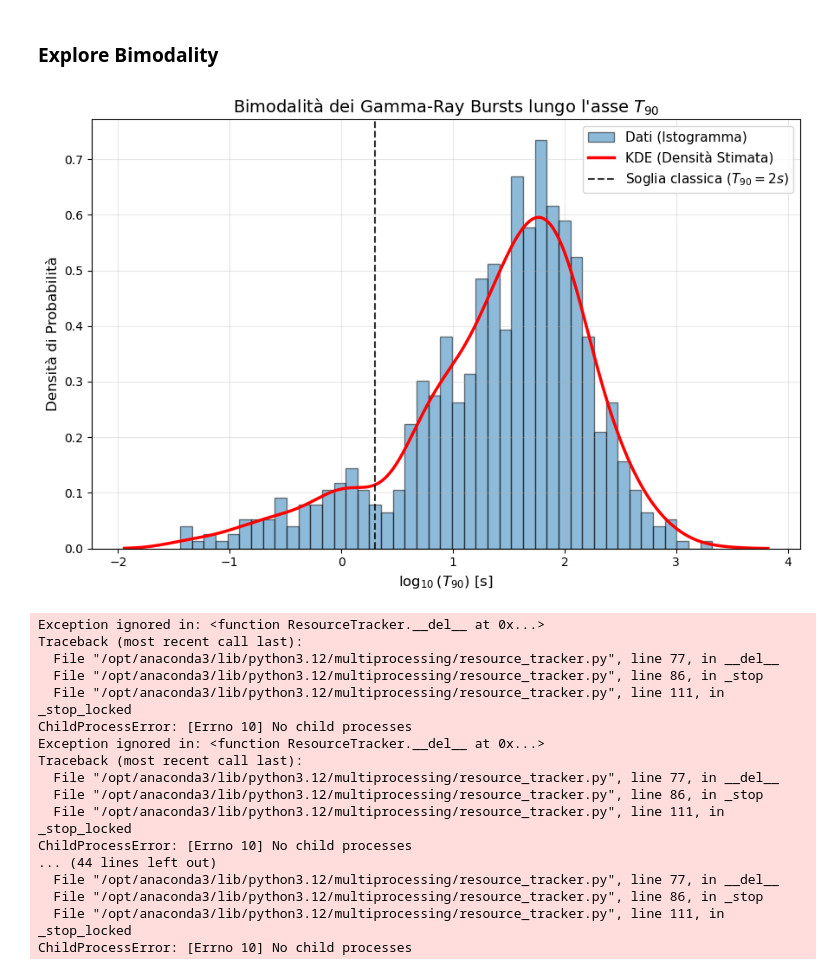
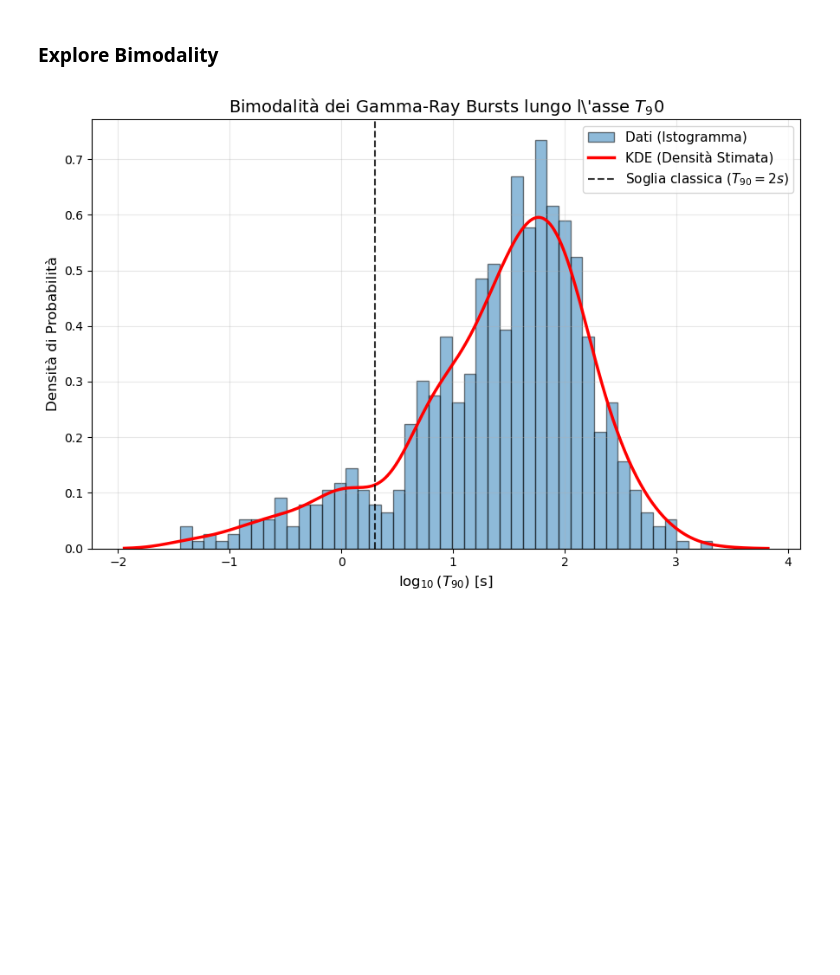
Before and after one commit to fraeck61/astrostatistics_bicocca_2026, a Jupyter notebook: exam_exercises/lecture_14.ipynb, the cells around one changed output. Drawn from its saved outputs; the diff is of its cells as text; code cells hidden in the pictures; blank space fills up the shorter version.

```diff
--- a/exam_exercises/lecture_14.ipynb
+++ b/exam_exercises/lecture_14.ipynb
@@ -269,43 +267,26 @@ Lo score di Silhouette globale del dataset è la media aritmetica di tutti i coe
 # %%
 from scipy.stats import gaussian_kde
 mask_T90_valido = T90_pulito > 0
 T90_valido = T90_pulito[mask_T90_valido]
 log_T90 = np.log10(T90_valido)
 
 #kde, usa scott rule
 x_T90 = np.linspace(log_T90.min() - 0.5, log_T90.max() + 0.5, 500)
 kde_T90 = gaussian_kde(log_T90)
 pdf_T90 = kde_T90(x_T90)
 
 plt.figure(figsize=(9, 6))
 plt.hist(log_T90, bins=45, density=True, alpha=0.5, color='C0', edgecolor='black', label='Dati (Istogramma)')
 plt.plot(x_T90, pdf_T90, color='red', lw=2.5, label='KDE (Densità Stimata)')
 plt.axvline(x=np.log10(2), color='k', linestyle='--', alpha=0.8, label='Soglia classica ($T_{90} = 2s$)')
 
-plt.title('Bimodalità dei Gamma-Ray Bursts lungo l\'asse $T_{90}$', fontsize=14)
-plt.xlabel('$\log_{10}(T_{90})$ [s]', fontsize=12)
+plt.title(rf'Bimodalità dei Gamma-Ray Bursts lungo l\'asse $T_{90}$', fontsize=14)
+plt.xlabel(r'$\log_{10}(T_{90})$ [s]', fontsize=12)
 plt.ylabel('Densità di Probabilità', fontsize=12)
 plt.legend(fontsize=11)
 plt.grid(True, alpha=0.3)
 
 plt.tight_layout()
 plt.show()
 # %% [output]
-[figure, old version]
+[figure, new version]
-Exception ignored in: <function ResourceTracker.__del__ at 0x...>
-Traceback (most recent call last):
-  File "/opt/anaconda3/lib/python3.12/multiprocessing/resource_tracker.py", line 77, in __del__
-  File "/opt/anaconda3/lib/python3.12/multiprocessing/resource_tracker.py", line 86, in _stop
-  File "/opt/anaconda3/lib/python3.12/multiprocessing/resource_tracker.py", line 111, in _stop_locked
-ChildProcessError: [Errno 10] No child processes
-Exception ignored in: <function ResourceTracker.__del__ at 0x...>
-Traceback (most recent call last):
-  File "/opt/anaconda3/lib/python3.12/multiprocessing/resource_tracker.py", line 77, in __del__
-  File "/opt/anaconda3/lib/python3.12/multiprocessing/resource_tracker.py", line 86, in _stop
-  File "/opt/anaconda3/lib/python3.12/multiprocessing/resource_tracker.py", line 111, in _stop_locked
-ChildProcessError: [Errno 10] No child processes
-... (44 lines left out)
-  File "/opt/anaconda3/lib/python3.12/multiprocessing/resource_tracker.py", line 77, in __del__
-  File "/opt/anaconda3/lib/python3.12/multiprocessing/resource_tracker.py", line 86, in _stop
-  File "/opt/anaconda3/lib/python3.12/multiprocessing/resource_tracker.py", line 111, in _stop_locked
-ChildProcessError: [Errno 10] No child processes
```
Also changed, not shown: parts of 8 cells of this notebook.
